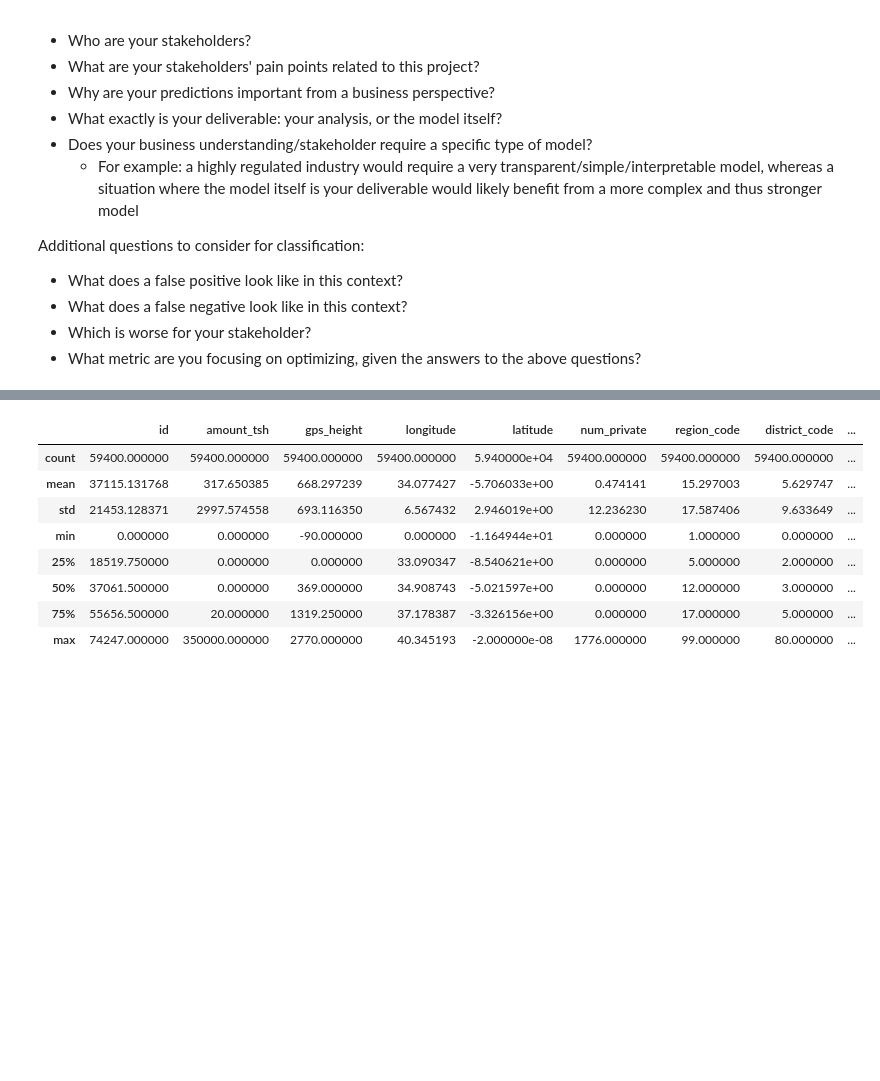
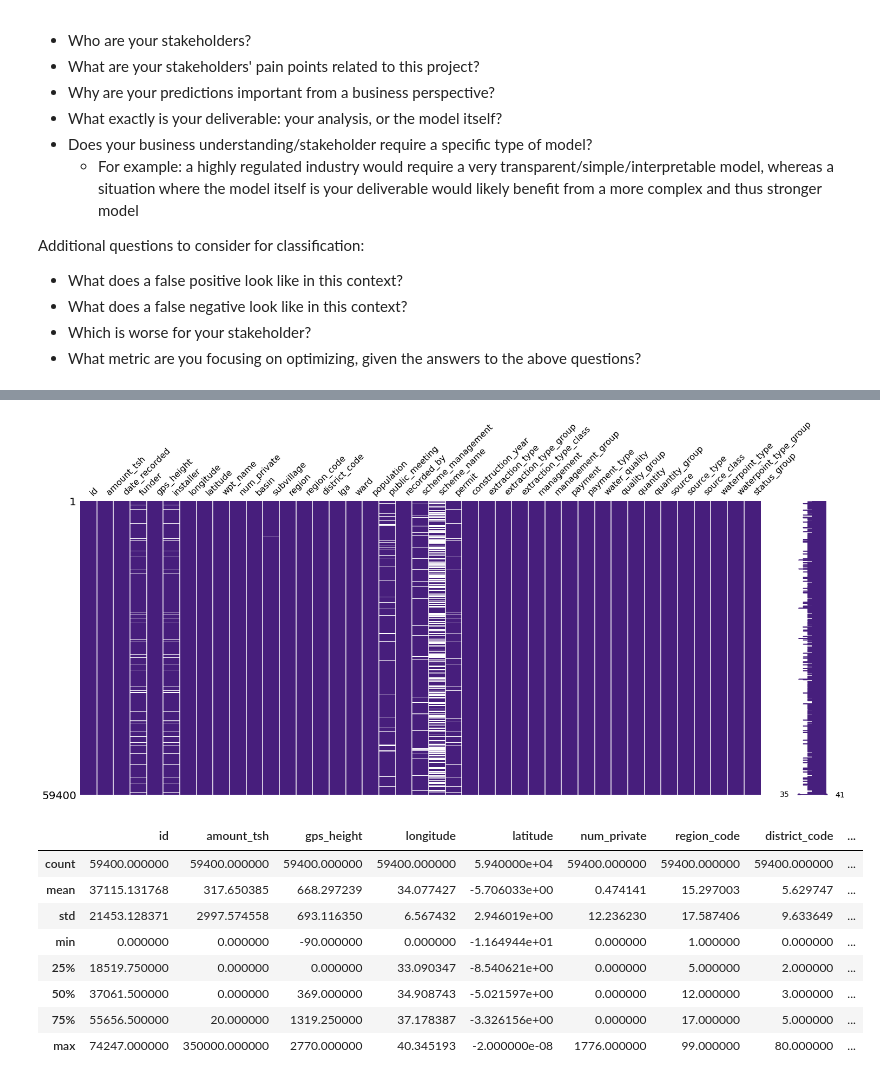
Before and after one commit to NicholasIndorf/TanzanianWaterWells, a Jupyter notebook: notebooks/Alex/Project3TemplateAlex.ipynb, the cells around one changed output, grey strips where cells are left out. Cells and saved outputs as stored; diff of their text form; code cells hidden in the pictures; blank space fills up the shorter version.

```diff
--- a/notebooks/Alex/Project3TemplateAlex.ipynb
+++ b/notebooks/Alex/Project3TemplateAlex.ipynb
@@ -43,3 +47,11 @@ msno.matrix(df)
+# %%
+#code to export missingno matrix
+
+fig = msno.matrix(df, color=(.28,.12,.49))
+fig_copy = fig.get_figure()
+fig_copy.savefig('missingno.png', bbox_inches = 'tight')
+# %% [output]
+[figure, added]
 # %%
 df.describe()
 # %% [output]
```
Also changed, not shown: parts of 2 cells of this notebook, 1 other file.
